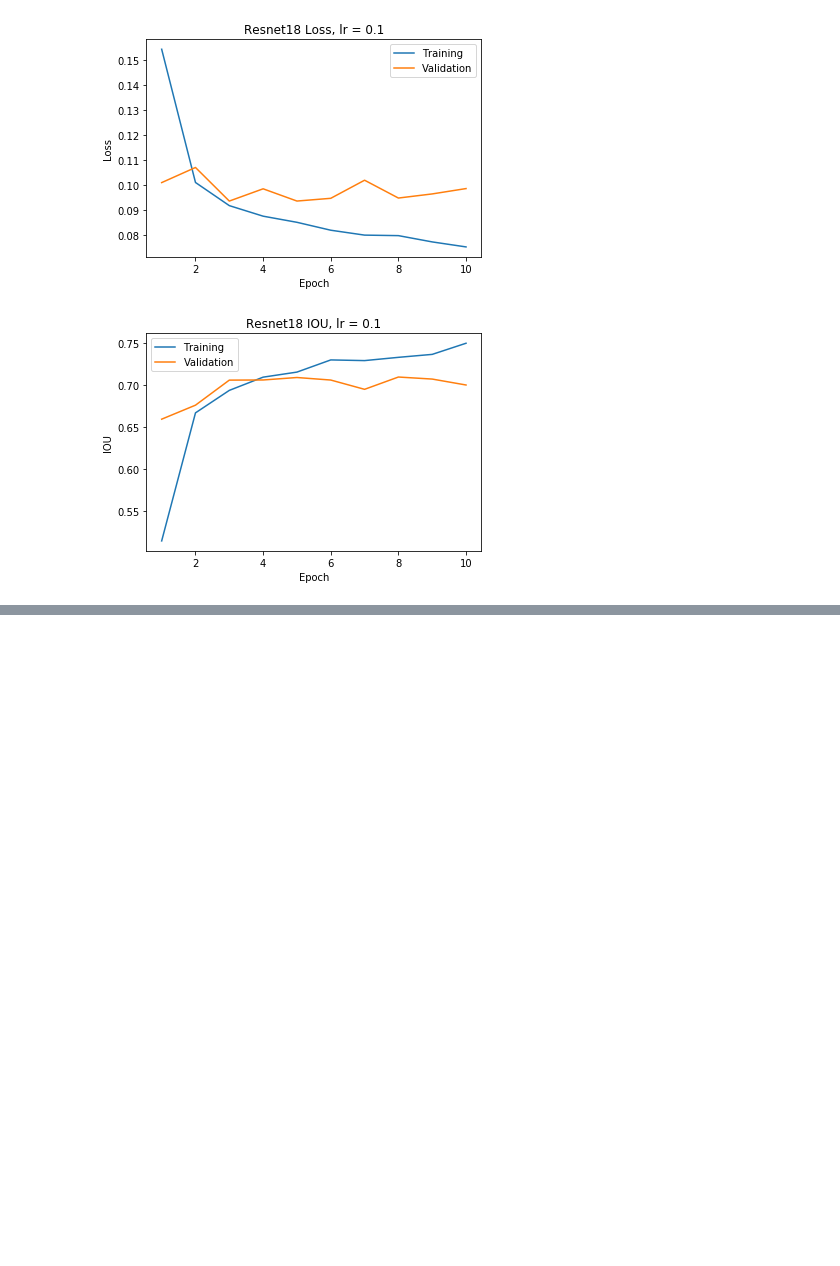
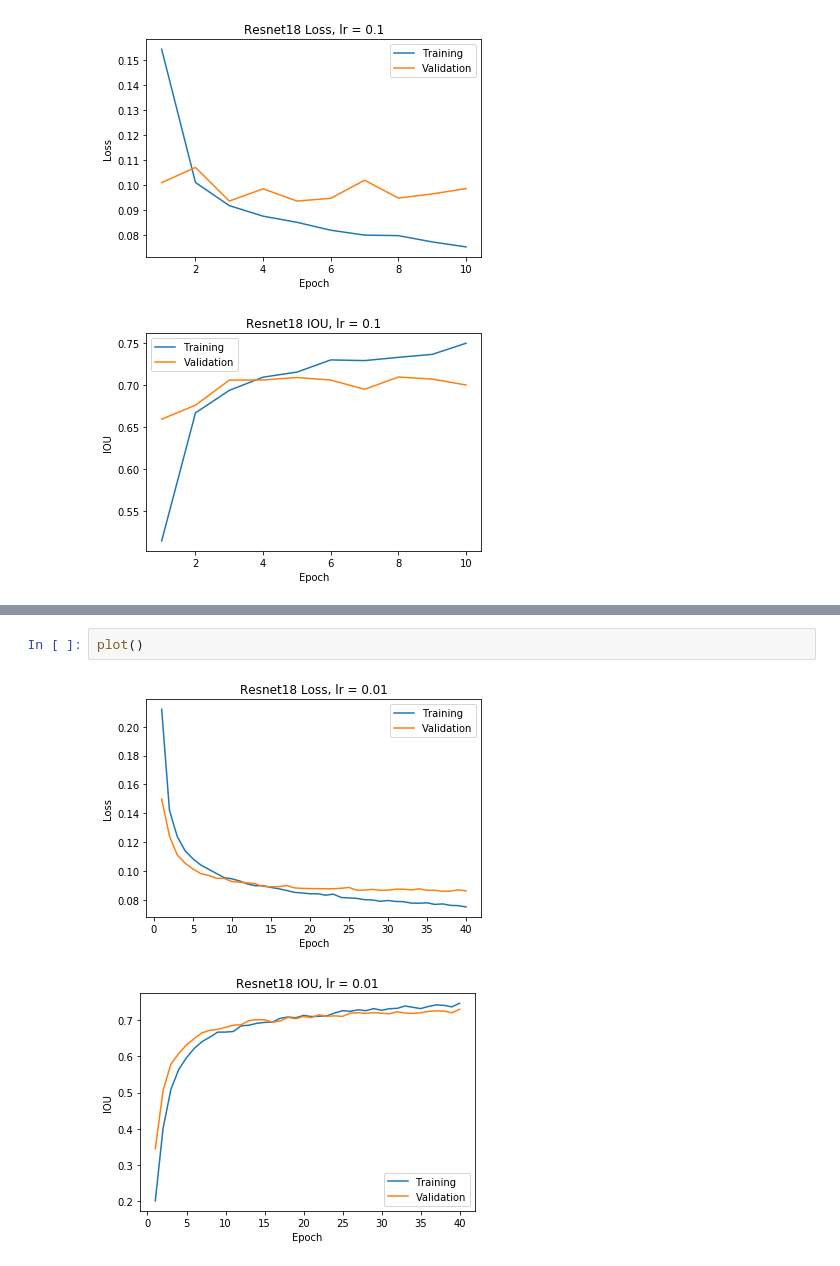
Before and after one commit to jindal2309/DataMiningProject3, a Jupyter notebook: main.ipynb, the cells around one changed output, grey strips where cells are left out. Cells and saved outputs as stored; diff of their text form; blank space fills up the shorter version.

```diff
--- a/main.ipynb
+++ b/main.ipynb
@@ -1153,0 +1364,5 @@ plot()
+# %%
+plot()
+# %% [output]
+[figure, added]
+[figure, added]
```
Also changed, not shown: parts of 10 cells of this notebook.
